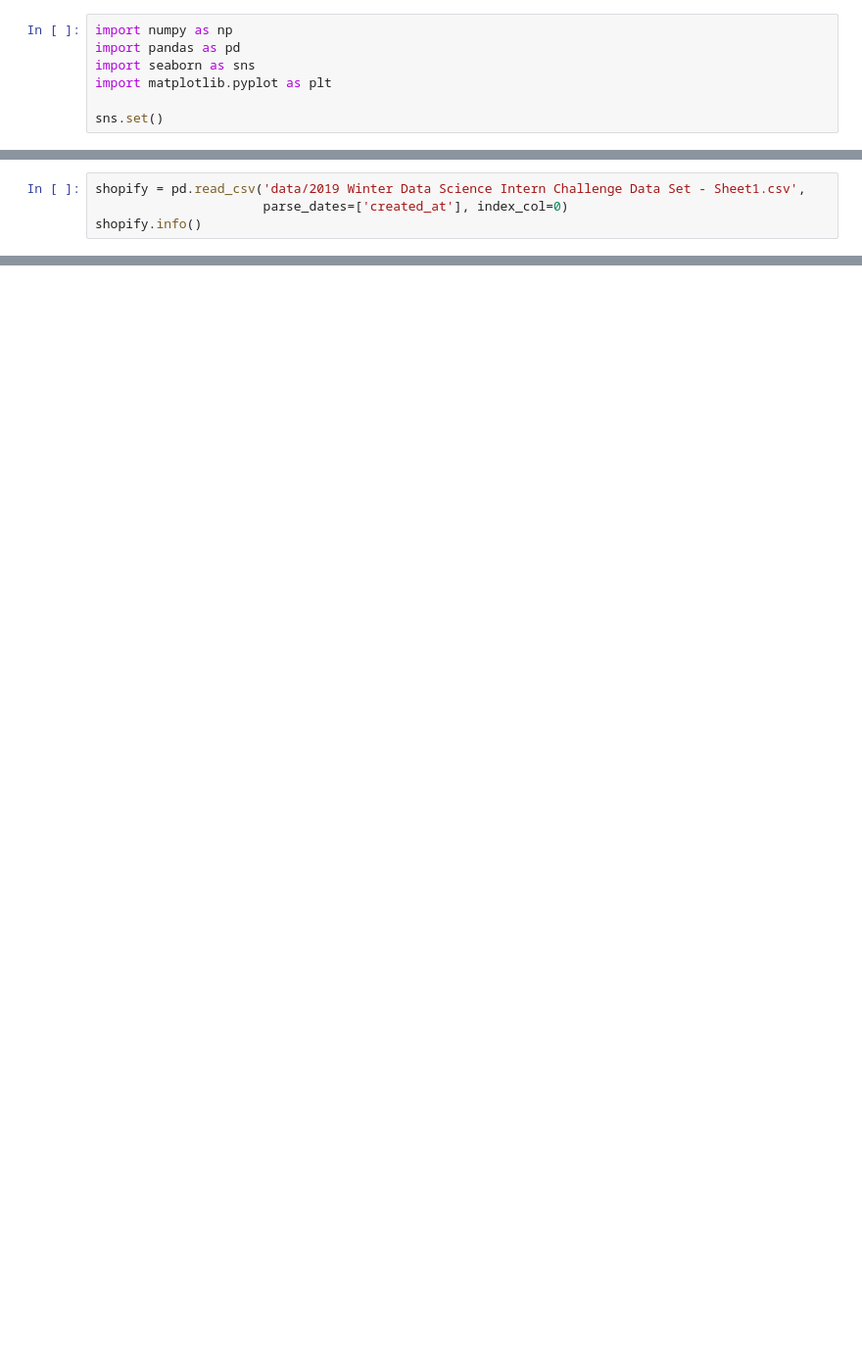
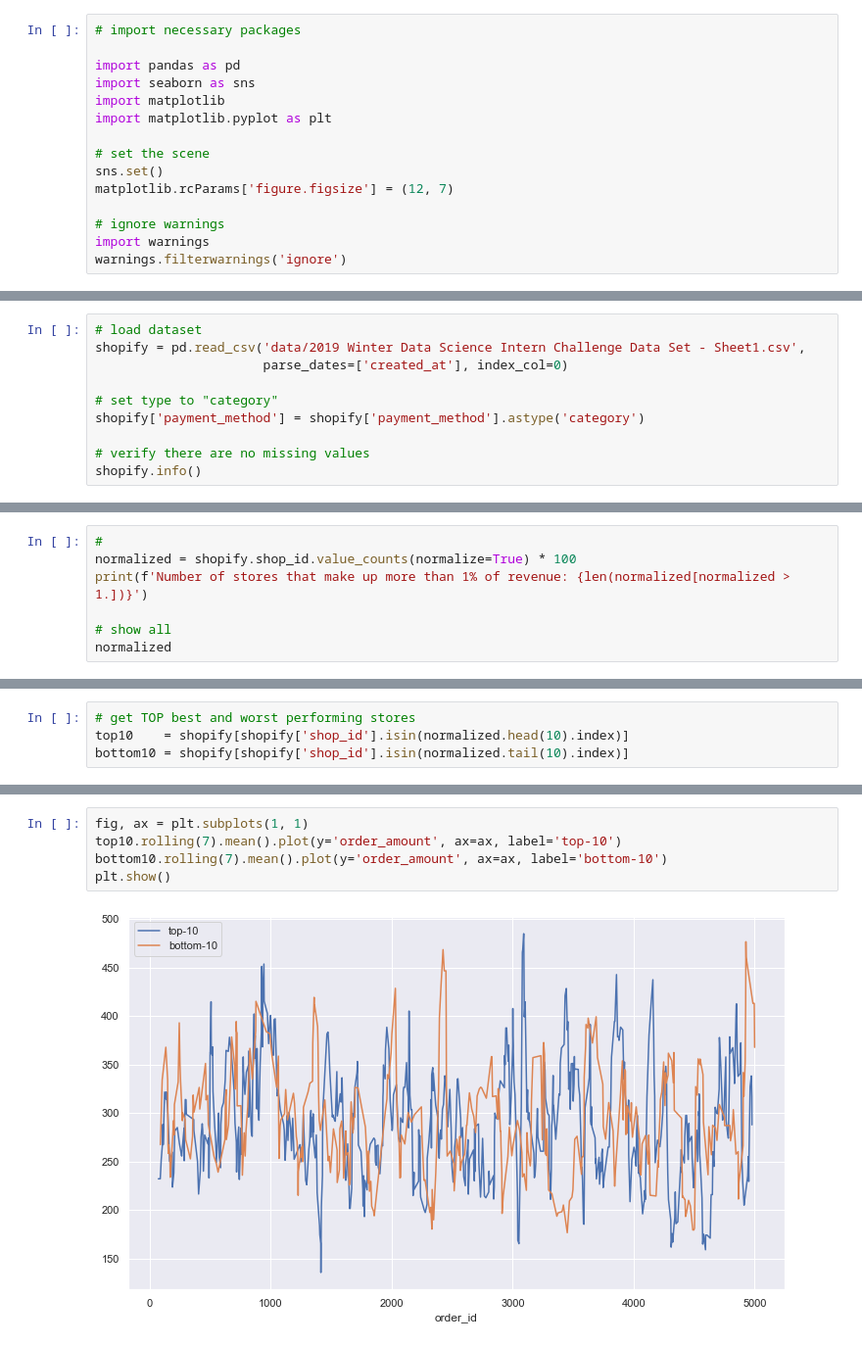
Before and after one commit to dissagaliyeva/shopify-challenge, a Jupyter notebook: analysis.ipynb, the cells around one changed output, grey strips where cells are left out. Shown at 98% size. Saved outputs shown, nothing was run; the diff lists cells and outputs as text; blank space fills up the shorter version.

Commit message:
Add dataset and EDA explanations

```diff
--- a/analysis.ipynb
+++ b/analysis.ipynb
@@ -1,7 +15,15 @@
 # %%
-import numpy as np
+# import necessary packages
+
 import pandas as pd
 import seaborn as sns
+import matplotlib
 import matplotlib.pyplot as plt
 
+# set the scene
 sns.set()
+matplotlib.rcParams['figure.figsize'] = (12, 7)
+
+# ignore warnings
+import warnings
+warnings.filterwarnings('ignore')
@@ -8,6 +36,12 @@ sns.set()
 # %%
+# load dataset
 shopify = pd.read_csv('data/2019 Winter Data Science Intern Challenge Data Set - Sheet1.csv',
                       parse_dates=['created_at'], index_col=0)
+
+# set type to "category"
+shopify['payment_method'] = shopify['payment_method'].astype('category')
+
+# verify there are no missing values
 shopify.info()
 # %% [output]
 <class 'pandas.core.frame.DataFrame'>
@@ -33,0 +86,7 @@ shopify.head(3)
+# %%
+#
+normalized = shopify.shop_id.value_counts(normalize=True) * 100
+print(f'Number of stores that make up more than 1% of revenue: {len(normalized[normalized > 1.])}')
+
+# show all
+normalized
@@ -33,0 +107,4 @@ shopify.head(3)
+# %%
+# get TOP best and worst performing stores
+top10    = shopify[shopify['shop_id'].isin(normalized.head(10).index)]
+bottom10 = shopify[shopify['shop_id'].isin(normalized.tail(10).index)]
@@ -33,0 +117,7 @@ shopify.head(3)
+# %%
+fig, ax = plt.subplots(1, 1)
+top10.rolling(7).mean().plot(y='order_amount', ax=ax, label='top-10')
+bottom10.rolling(7).mean().plot(y='order_amount', ax=ax, label='bottom-10')
+plt.show()
+# %% [output]
+[figure, added]
```
Also changed, not shown: parts of 25 cells of this notebook.
